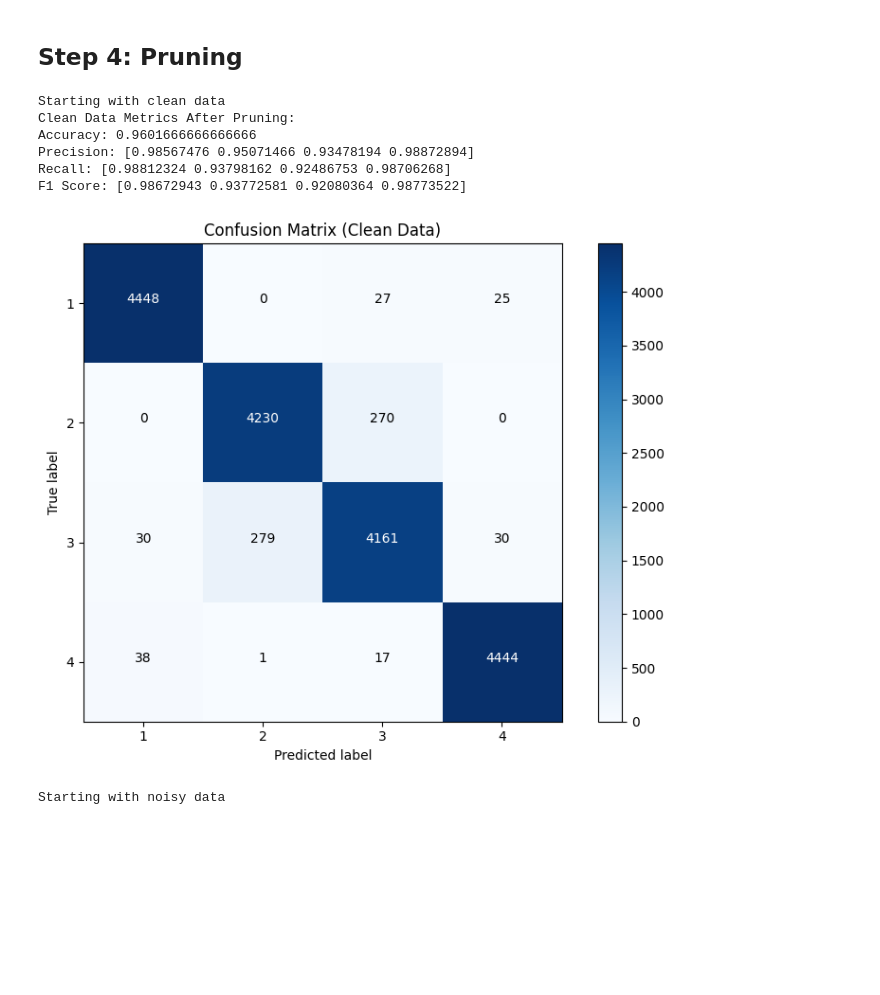
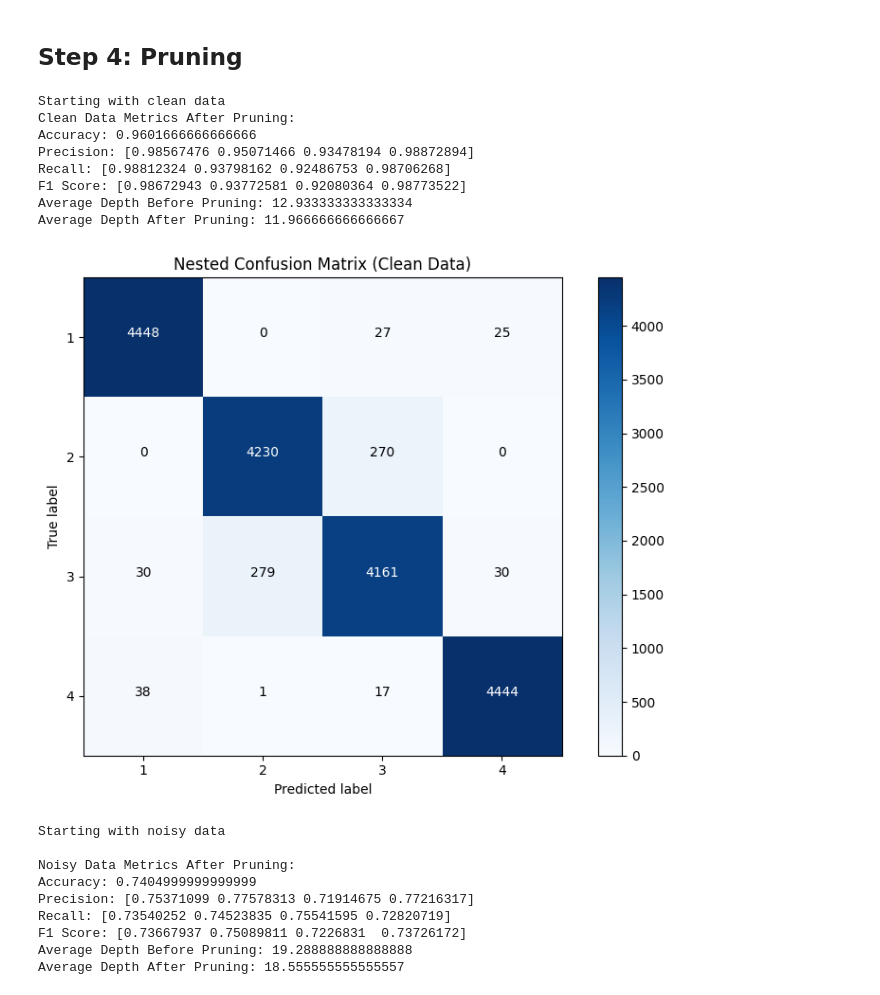
Before and after one commit to plefloch123/AI4Health-ML, a Jupyter notebook: Reworked_CW - Copy.ipynb, the cells around one changed output. Drawn from its saved outputs; the diff is of its cells as text; code cells hidden in the pictures; blank space fills up the shorter version.

```diff
--- a/Reworked_CW - Copy.ipynb
+++ b/Reworked_CW - Copy.ipynb
@@ -643,33 +696,46 @@ def nested_cross_validation(data, num_outer_folds=10, num_inner_folds=9, seed=No
 # %%
 # After pruning, perform nested cross-validation
 seed = 42  # You can change the seed for reproducibility
 
 ## Clean data
 print("Starting with clean data")
 pruned_metrics_clean = nested_cross_validation(clean_data, seed=seed)
 print("Clean Data Metrics After Pruning:")
 print("Accuracy:", pruned_metrics_clean[0])
 print("Precision:", pruned_metrics_clean[1])
 print("Recall:", pruned_metrics_clean[2])
 print("F1 Score:", pruned_metrics_clean[3])
+print("Average Depth Before Pruning:", pruned_metrics_clean[5])
+print("Average Depth After Pruning:", pruned_metrics_clean[6])
 plot_confusion_matrix(pruned_metrics_clean[4], title='Nested Confusion Matrix (Clean Data)')
-
 
 ## Noisy data
 print("\nStarting with noisy data")
 pruned_metrics_noisy = nested_cross_validation(noisy_data, seed=seed)
 print("\nNoisy Data Metrics After Pruning:")
 print("Accuracy:", pruned_metrics_noisy[0])
 print("Precision:", pruned_metrics_noisy[1])
 print("Recall:", pruned_metrics_noisy[2])
 print("F1 Score:", pruned_metrics_noisy[3])
-plot_confusion_matrix(pruned_metrics_clean[4], title='Nested Confusion Matrix (Noisy Data)')
+print("Average Depth Before Pruning:", pruned_metrics_noisy[5])
+print("Average Depth After Pruning:", pruned_metrics_noisy[6])
+plot_confusion_matrix(pruned_metrics_noisy[4], title='Nested Confusion Matrix (Noisy Data)')
 # %% [output]
 Starting with clean data
 Clean Data Metrics After Pruning:
 Accuracy: 0.9601666666666666
 Precision: [0.98567476 0.95071466 0.93478194 0.98872894]
 Recall: [0.98812324 0.93798162 0.92486753 0.98706268]
 F1 Score: [0.98672943 0.93772581 0.92080364 0.98773522]
+Average Depth Before Pruning: 12.933333333333334
+Average Depth After Pruning: 11.966666666666667
-[figure, old version]
+[figure, new version]
 Starting with noisy data
+
+Noisy Data Metrics After Pruning:
+Accuracy: 0.7404999999999999
+Precision: [0.75371099 0.77578313 0.71914675 0.77216317]
+Recall: [0.73540252 0.74523835 0.75541595 0.72820719]
+F1 Score: [0.73667937 0.75089811 0.7226831  0.73726172]
+Average Depth Before Pruning: 19.288888888888888
+Average Depth After Pruning: 18.555555555555557
```
Also changed, not shown: parts of 4 cells of this notebook.
